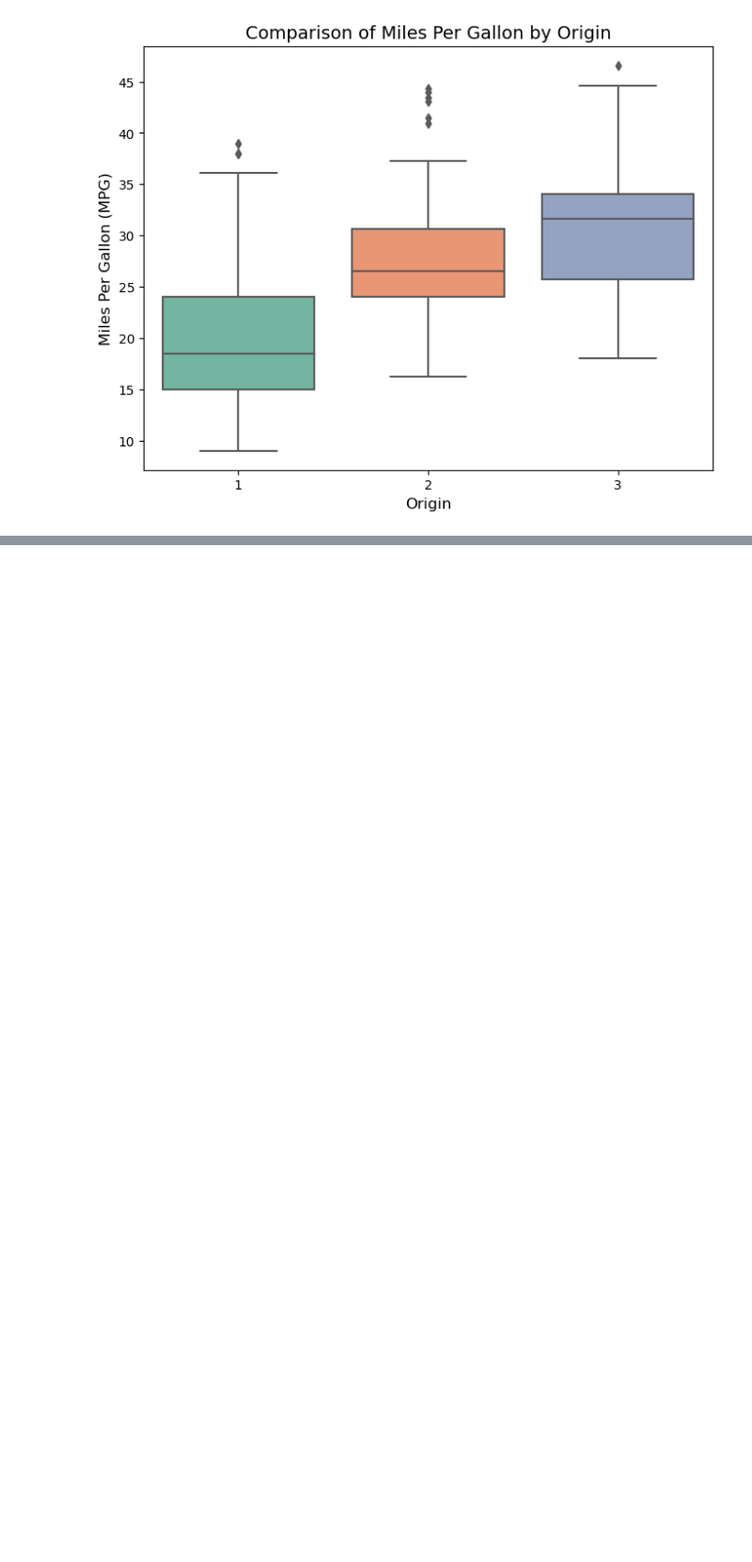
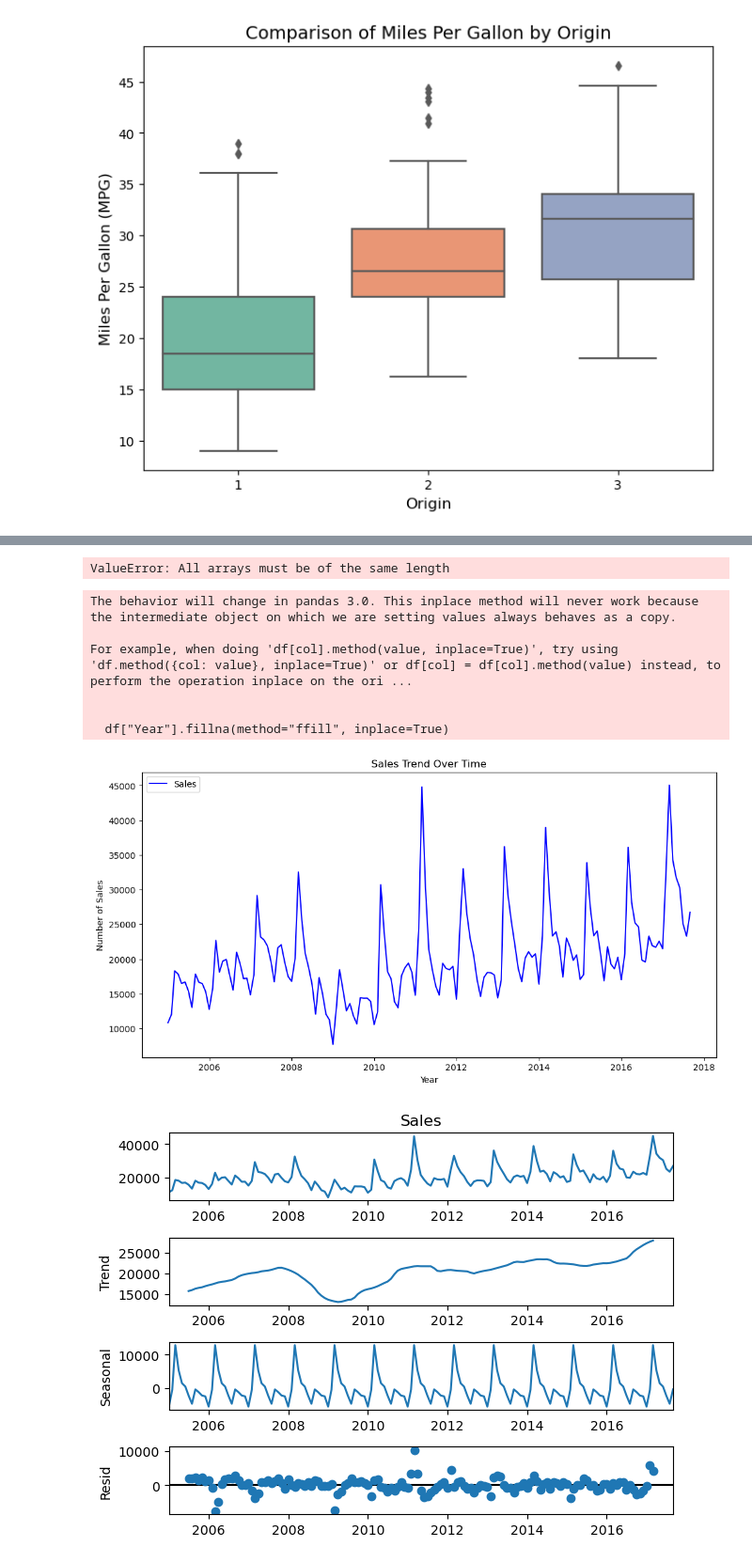
Before and after one commit to andrew-pyrookie/ML-and-Forecasting-Tasks, a Jupyter notebook: Notebook.ipynb, the cells around one changed output, grey strips where cells are left out. Shown at 94% size. Drawn from its saved outputs; the diff is of its cells as text; code cells hidden in the pictures; blank space fills up the shorter version.

```diff
--- a/Notebook.ipynb
+++ b/Notebook.ipynb
@@ -30,0 +439,72 @@ plt.show()
+# %%
+import shap
+from sklearn.ensemble import RandomForestClassifier
+
+# 1. Train a Random Forest CLASSIFIER (not Regressor)
+rf_model = RandomForestClassifier(
+    n_estimators=100,
+    class_weight="balanced",  # Handle class imbalance
+    random_state=42
+)
+rf_model.fit(X_train, y_train)
+
+# 2. Use TreeExplainer (optimized for tree models)
+explainer = shap.TreeExplainer(rf_model)
+shap_values = explainer.shap_values(X_test)
+
+# 3. Rank features by importance (using SHAP values for class 1)
+shap_importance = pd.DataFrame({
+    "Feature": X.columns,
+    "SHAP Importance": np.abs(shap_values[1]).mean(axis=0)
+}).sort_values("SHAP Importance", ascending=False)
+
+print("Top Features by SHAP Importance:\n", shap_importance.head(10))
+
+# 4. Plot SHAP summary (for class 1)
+shap.summary_plot(shap_values[1], X_test, plot_type="bar")
+# %% [output]
+ValueError: All arrays must be of the same length
+# %%
+import pandas as pd
+
+# Load dataset with correct delimiter and handle inconsistent formatting
+df = pd.read_csv(get_file_path("TimeSeries_Dataset.csv"),
+                 header=None,
+                 names=["Year", "Month", "Sales"],
+                 skipinitialspace=True)  # Removes extra spaces
+
+# Forward fill missing years
+df["Year"].fillna(method="ffill", inplace=True)
+
+# Clean and convert 'Sales' column
+df["Sales"] = df["Sales"].astype(str).str.replace(",", "").str.strip('" ').astype(int)
+
+# Create a 'Date' column
+df["Date"] = pd.to_datetime(df["Year"].astype(int).astype(str) + "-" + df["Month"].astype(int).astype(str), format="%Y-%m")
+
+# Set 'Date' as index and drop unnecessary columns
+df.set_index("Date", inplace=True)
+df.drop(columns=["Year", "Month"], inplace=True)
+
+# Plot sales over time
+plt.figure(figsize=(12, 6))
+plt.plot(df.index, df["Sales"], label="Sales", color="blue")
+plt.title("Sales Trend Over Time")
+plt.xlabel("Year")
+plt.ylabel("Number of Sales")
+plt.legend()
+plt.show()
+
+# Decomposition to analyze trend and seasonality
+decomposition = sm.tsa.seasonal_decompose(df["Sales"], model='additive', period=12)
+decomposition.plot()
+plt.show()
+# %% [output]
+The behavior will change in pandas 3.0. This inplace method will never work because the intermediate object on which we are setting values always behaves as a copy.
+
+For example, when doing 'df[col].method(value, inplace=True)', try using 'df.method({col: value}, inplace=True)' or df[col] = df[col].method(value) instead, to perform the operation inplace on the ori ...
+
+
+  df["Year"].fillna(method="ffill", inplace=True)
+[figure, added]
+[figure, added]
```
Also changed, not shown: parts of 31 cells of this notebook, 5 other files.
